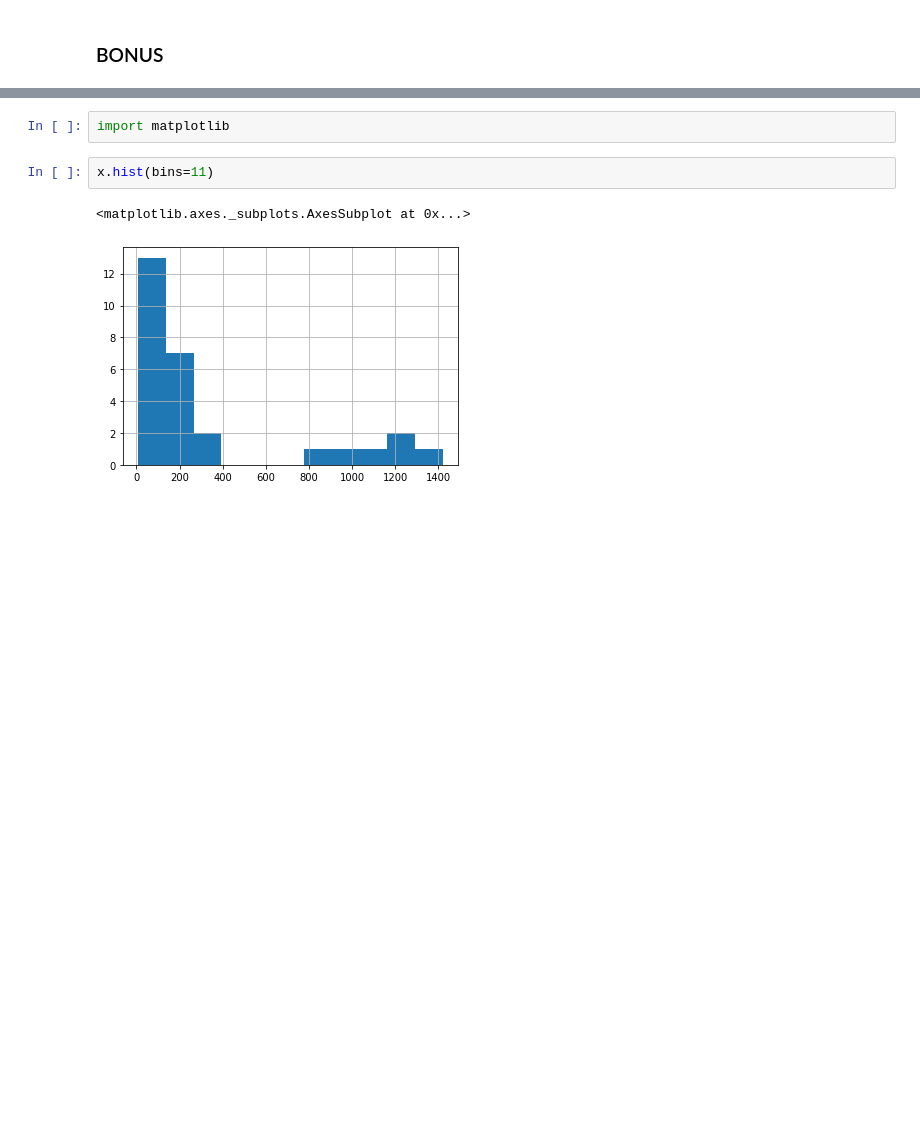
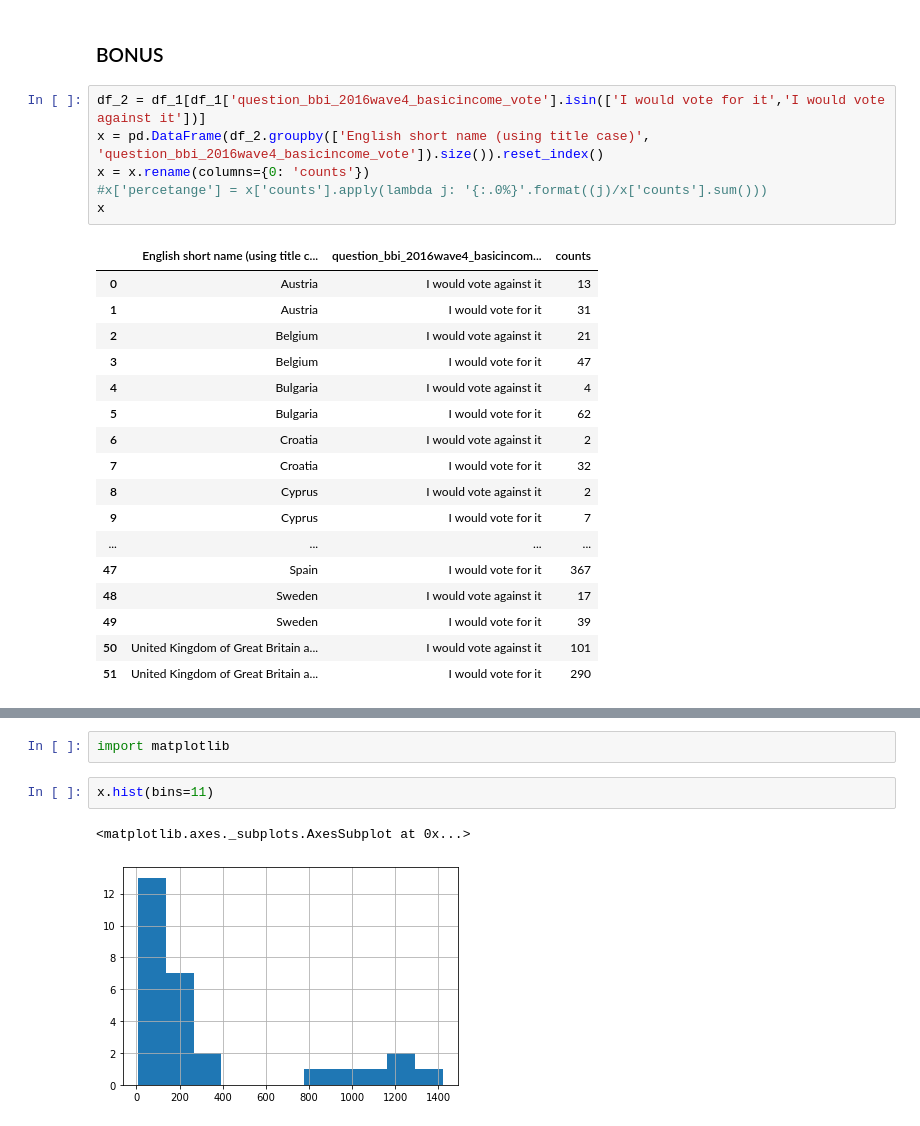
Before and after one commit to gojuangu/ih_datamadpt0420_project_m1, a Jupyter notebook: notebooks/cleaning_data.ipynb, the cells around one changed output, grey strips where cells are left out. Saved outputs shown, nothing was run; the diff lists cells and outputs as text; blank space fills up the shorter version.

```diff
--- a/notebooks/cleaning_data.ipynb
+++ b/notebooks/cleaning_data.ipynb
@@ -141,2 +144,26 @@ q = analysis_data(df_1,)
 # %% [markdown]
 ### BONUS
+# %%
+df_2 = df_1[df_1['question_bbi_2016wave4_basicincome_vote'].isin(['I would vote for it','I would vote against it'])]
+x = pd.DataFrame(df_2.groupby(['English short name (using title case)', 'question_bbi_2016wave4_basicincome_vote']).size()).reset_index()
+x = x.rename(columns={0: 'counts'})
+#x['percetange'] = x['counts'].apply(lambda j: '{:.0%}'.format((j)/x['counts'].sum()))
+x
+# %% [output]
+|  | English short name (using title c... | question_bbi_2016wave4_basicincom... | counts |
+| 0 | Austria | I would vote against it | 13 |
+| 1 | Austria | I would vote for it | 31 |
+| 2 | Belgium | I would vote against it | 21 |
+| 3 | Belgium | I would vote for it | 47 |
+| 4 | Bulgaria | I would vote against it | 4 |
+| 5 | Bulgaria | I would vote for it | 62 |
+| 6 | Croatia | I would vote against it | 2 |
+| 7 | Croatia | I would vote for it | 32 |
+| 8 | Cyprus | I would vote against it | 2 |
+| 9 | Cyprus | I would vote for it | 7 |
+| ... | ... | ... | ... |
+| 47 | Spain | I would vote for it | 367 |
+| 48 | Sweden | I would vote against it | 17 |
+| 49 | Sweden | I would vote for it | 39 |
+| 50 | United Kingdom of Great Britain a... | I would vote against it | 101 |
+| 51 | United Kingdom of Great Britain a... | I would vote for it | 290 |
```
Also changed, not shown: parts of 10 cells of this notebook, 5 other files.
